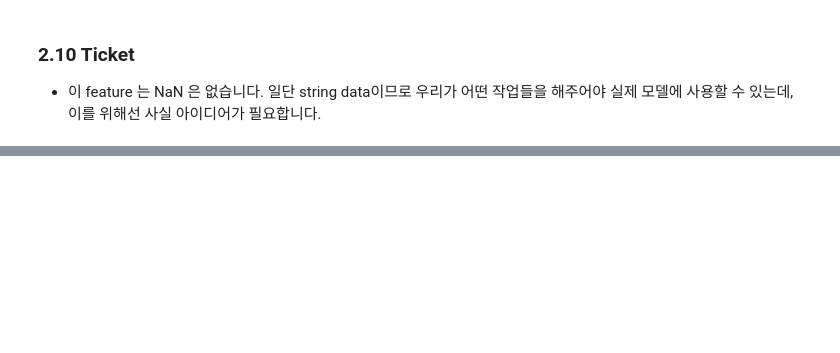
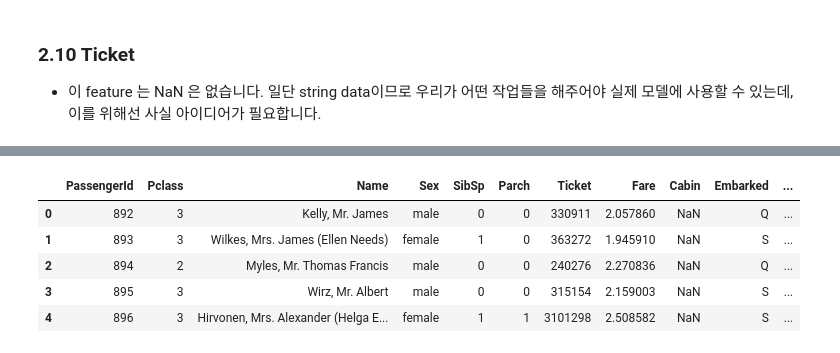
Before and after one commit to jeolki/TIL, a Jupyter notebook: Kaggle/1. 타이타닉 튜토리얼/타이타닉 튜토리얼.ipynb, the cells around one changed output, grey strips where cells are left out. Saved outputs shown, nothing was run; the diff lists cells and outputs as text; code cells hidden in the pictures; blank space fills up the shorter version.

```diff
--- a/Kaggle/1. 타이타닉 튜토리얼/타이타닉 튜토리얼1.ipynb
+++ b/Kaggle/1. 타이타닉 튜토리얼/타이타닉 튜토리얼.ipynb
@@ -446,0 +511,12 @@ Name: Ticket, Length: 681, dtype: int64
+# %%
+df_train.loc[(df_train.Age.isnull())&(df_train.Initial=='Mr'),'Age'] = 33
+df_train.loc[(df_train.Age.isnull())&(df_train.Initial=='Master'),'Age'] = 5
+df_train.loc[(df_train.Age.isnull())&(df_train.Initial=='Miss'),'Age'] = 22
+df_train.loc[(df_train.Age.isnull())&(df_train.Initial=='Mrs'),'Age'] = 36
+df_train.loc[(df_train.Age.isnull())&(df_train.Initial=='Other'),'Age'] = 46
+
+df_test.loc[(df_test.Age.isnull())&(df_test.Initial=='Mr'),'Age'] = 33
+df_test.loc[(df_test.Age.isnull())&(df_test.Initial=='Master'),'Age'] = 5
+df_test.loc[(df_test.Age.isnull())&(df_test.Initial=='Miss'),'Age'] = 22
+df_test.loc[(df_test.Age.isnull())&(df_test.Initial=='Mrs'),'Age'] = 36
+df_test.loc[(df_test.Age.isnull())&(df_test.Initial=='Other'),'Age'] = 46
@@ -446,0 +552,20 @@ Name: Ticket, Length: 681, dtype: int64
+# %%
+df_train['Age_cat'] = 0
+df_train.loc[df_train['Age'] < 10, 'Age_cat'] = 0
+df_train.loc[(10 <= df_train['Age']) & (df_train['Age'] < 20), 'Age_cat'] = 1
+df_train.loc[(20 <= df_train['Age']) & (df_train['Age'] < 30), 'Age_cat'] = 2
+df_train.loc[(30 <= df_train['Age']) & (df_train['Age'] < 40), 'Age_cat'] = 3
+df_train.loc[(40 <= df_train['Age']) & (df_train['Age'] < 50), 'Age_cat'] = 4
+df_train.loc[(50 <= df_train['Age']) & (df_train['Age'] < 60), 'Age_cat'] = 5
+df_train.loc[(60 <= df_train['Age']) & (df_train['Age'] < 70), 'Age_cat'] = 6
+df_train.loc[70 <= df_train['Age'], 'Age_cat'] = 7
+
+df_test['Age_cat'] = 0
+df_test.loc[df_test['Age'] < 10, 'Age_cat'] = 0
+df_test.loc[(10 <= df_test['Age']) & (df_test['Age'] < 20), 'Age_cat'] = 1
+df_test.loc[(20 <= df_test['Age']) & (df_test['Age'] < 30), 'Age_cat'] = 2
+df_test.loc[(30 <= df_test['Age']) & (df_test['Age'] < 40), 'Age_cat'] = 3
+df_test.loc[(40 <= df_test['Age']) & (df_test['Age'] < 50), 'Age_cat'] = 4
+df_test.loc[(50 <= df_test['Age']) & (df_test['Age'] < 60), 'Age_cat'] = 5
+df_test.loc[(60 <= df_test['Age']) & (df_test['Age'] < 70), 'Age_cat'] = 6
+df_test.loc[70 <= df_test['Age'], 'Age_cat'] = 7
@@ -446,0 +610,9 @@ Name: Ticket, Length: 681, dtype: int64
+# %%
+df_test.head()
+# %% [output]
+|  | PassengerId | Pclass | Name | Sex | SibSp | Parch | Ticket | Fare | Cabin | Embarked | ... |
+| 0 | 892 | 3 | Kelly, Mr. James | male | 0 | 0 | 330911 | 2.057860 | NaN | Q | ... |
+| 1 | 893 | 3 | Wilkes, Mrs. James (Ellen Needs) | female | 1 | 0 | 363272 | 1.945910 | NaN | S | ... |
+| 2 | 894 | 2 | Myles, Mr. Thomas Francis | male | 0 | 0 | 240276 | 2.270836 | NaN | Q | ... |
+| 3 | 895 | 3 | Wirz, Mr. Albert | male | 0 | 0 | 315154 | 2.159003 | NaN | S | ... |
+| 4 | 896 | 3 | Hirvonen, Mrs. Alexander (Helga E... | female | 1 | 1 | 3101298 | 2.508582 | NaN | S | ... |
```
Also changed, not shown: parts of 79 cells of this notebook, 1 other file.
